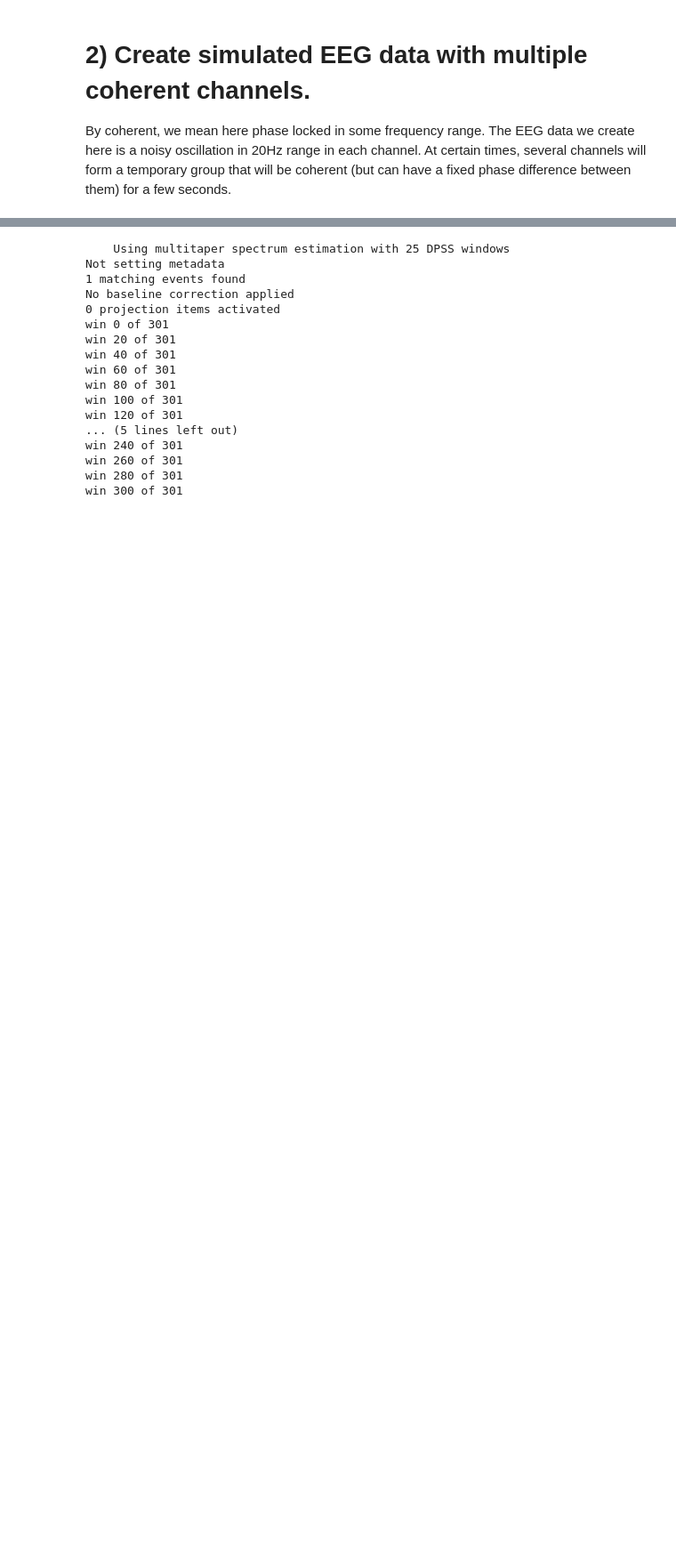
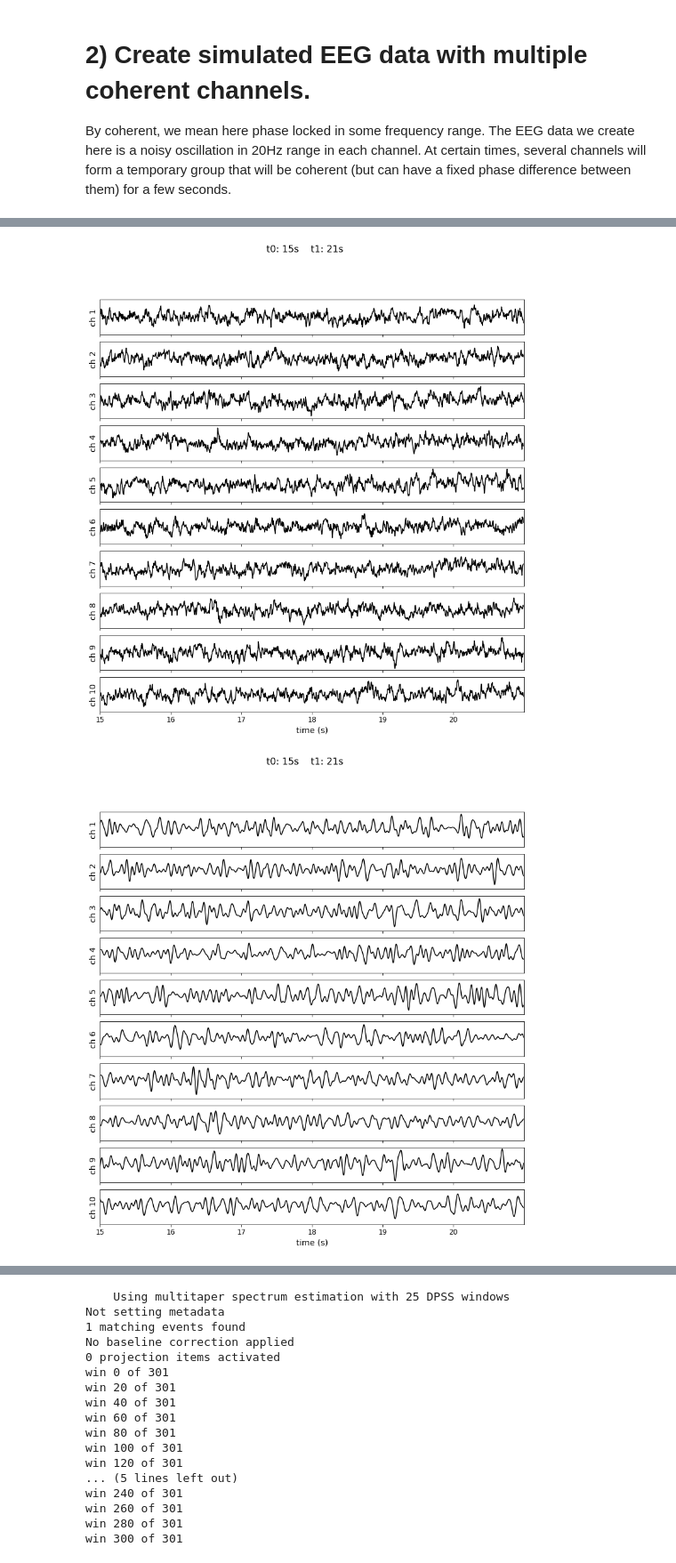
Before and after one commit to AraiKensuke/GCoh, a Jupyter notebook: simulations/simulated_multichannel_EEG_Gcoh.ipynb, the cells around one changed output, grey strips where cells are left out. Shown: that part at 89% size. Cells and saved outputs as stored; diff of their text form; code cells hidden in the pictures; blank space fills up the shorter version.

```diff
--- a/simulations/simulated_multichannel_EEG_Gcoh.ipynb
+++ b/simulations/simulated_multichannel_EEG_Gcoh.ipynb
@@ -92,7 +39,0 @@ _su.mix(dt, EEG, rhythms, grpC, grpC_phase_diff, 65, 90)
-# %%
-import matplotlib.pyplot as _plt
-
-fig = _plt.figure(figsize=(13, 13))
-for ich  in range(nChs):
-    fig.add_subplot(nChs, 1, ich+1)
-    _plt.plot(EEG[ich, 15*Fs:25*Fs], color="black")
@@ -101 +131,9 @@ for ich  in range(nChs):
+# %%
+import matplotlib.pyplot as _plt
+
+showEEG(15, 21)
+showEEG(15, 21, bpfilter=[5, 15])
+# %% [output]
+[figure, added]
+[figure, added]
 # %% [markdown]
```
Also changed, not shown: parts of 8 cells of this notebook.
